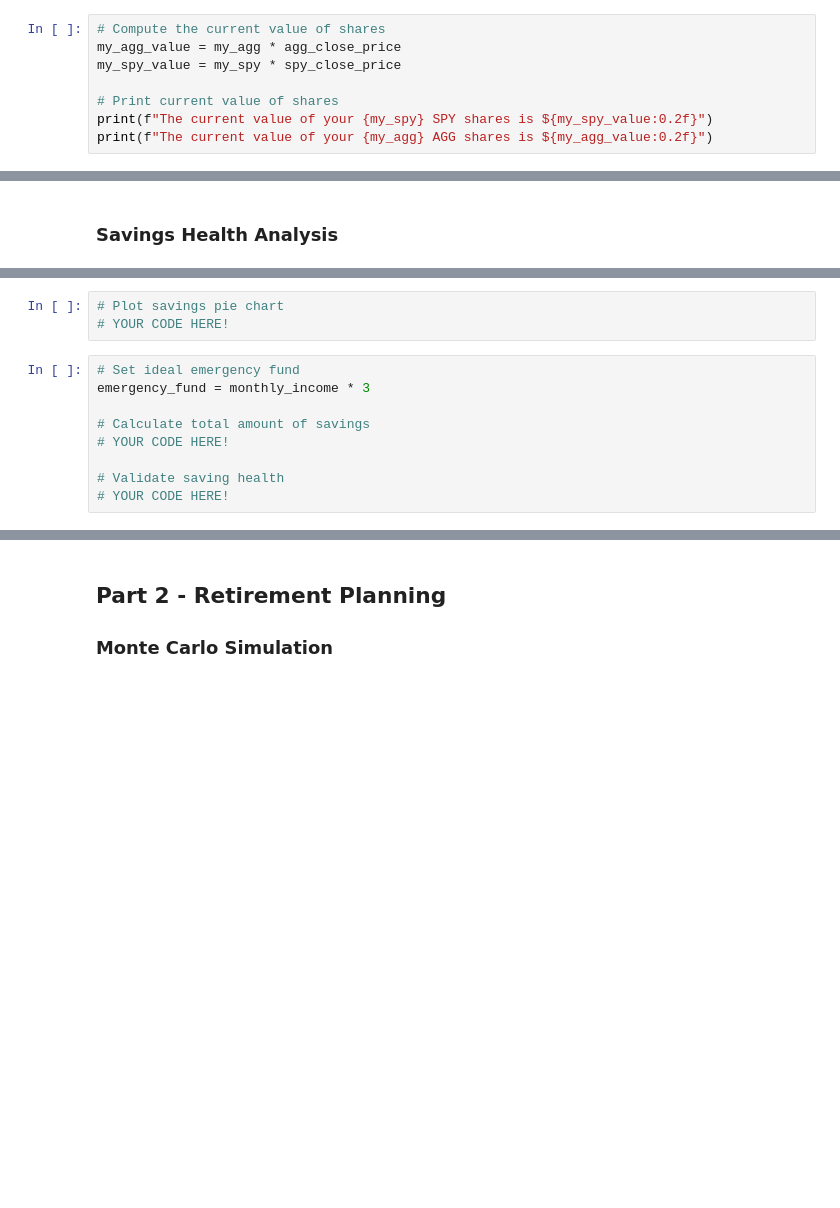
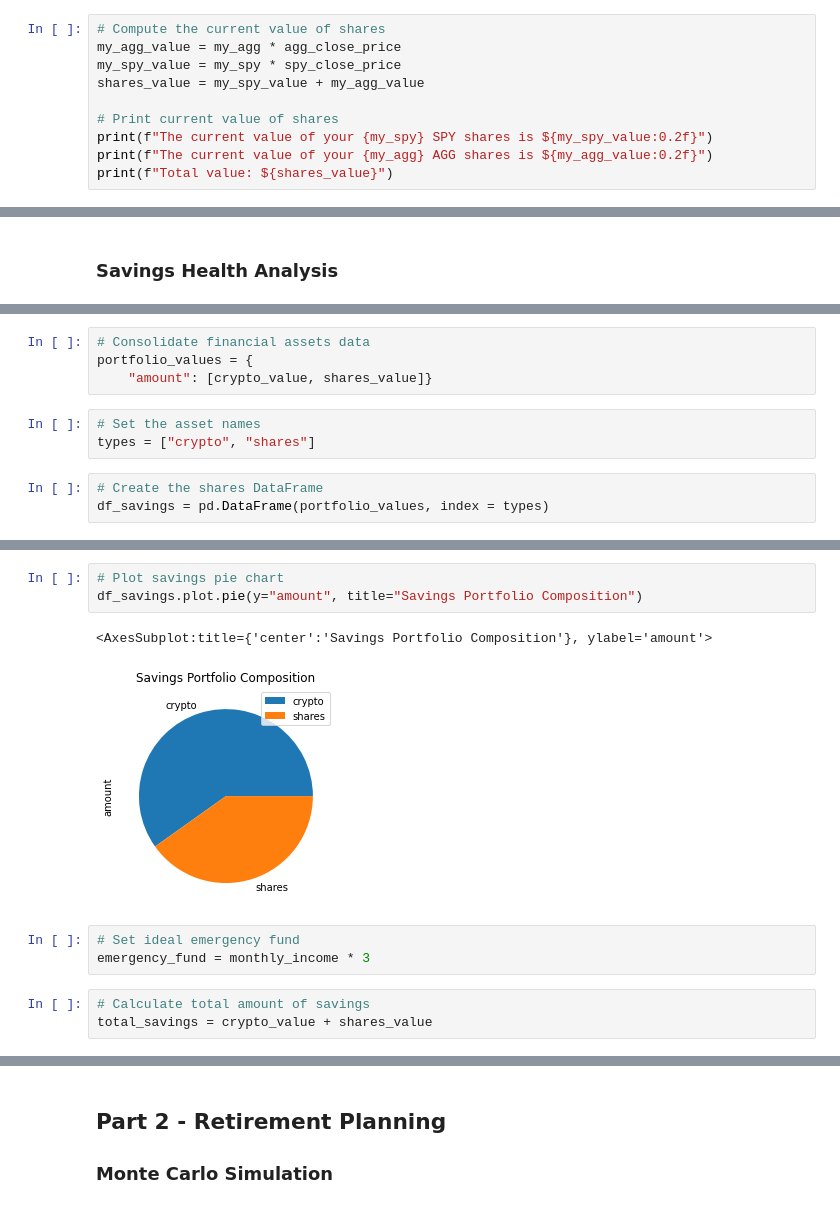
Before and after one commit to joeyh2/financial-planning, a Jupyter notebook: financial-planner.ipynb, the cells around one changed output, grey strips where cells are left out. Cells and saved outputs as stored; diff of their text form; blank space fills up the shorter version.

```diff
--- a/financial-planner.ipynb
+++ b/financial-planner.ipynb
@@ -160,10 +160,12 @@ Current SPY closing price: $456.53
 # Compute the current value of shares
 my_agg_value = my_agg * agg_close_price
 my_spy_value = my_spy * spy_close_price
+shares_value = my_spy_value + my_agg_value
 
 # Print current value of shares
 print(f"The current value of your {my_spy} SPY shares is ${my_spy_value:0.2f}")
 print(f"The current value of your {my_agg} AGG shares is ${my_agg_value:0.2f}")
+print(f"Total value: ${shares_value}")
 # %% [output]
 The current value of your 50 SPY shares is $22826.50
 The current value of your 200 AGG shares is $22298.00
@@ -183,0 +178,10 @@ display(df_savings)
+# %%
+# Consolidate financial assets data
+portfolio_values = {
+    "amount": [crypto_value, shares_value]}
+# %%
+# Set the asset names
+types = ["crypto", "shares"]
+# %%
+# Create the shares DataFrame
+df_savings = pd.DataFrame(portfolio_values, index = types)
@@ -184,12 +195,12 @@ display(df_savings)
 # %%
 # Plot savings pie chart
-# YOUR CODE HERE!
+df_savings.plot.pie(y="amount", title="Savings Portfolio Composition")
+# %% [output]
+<AxesSubplot:title={'center':'Savings Portfolio Composition'}, ylabel='amount'>
+[figure, added]
 # %%
 # Set ideal emergency fund
 emergency_fund = monthly_income * 3
-
-# Calculate total amount of savings
-# YOUR CODE HERE!
-
-# Validate saving health
-# YOUR CODE HERE!
+# %%
+# Calculate total amount of savings
+total_savings = crypto_value + shares_value
```
Also changed, not shown: parts of 9 cells of this notebook.
